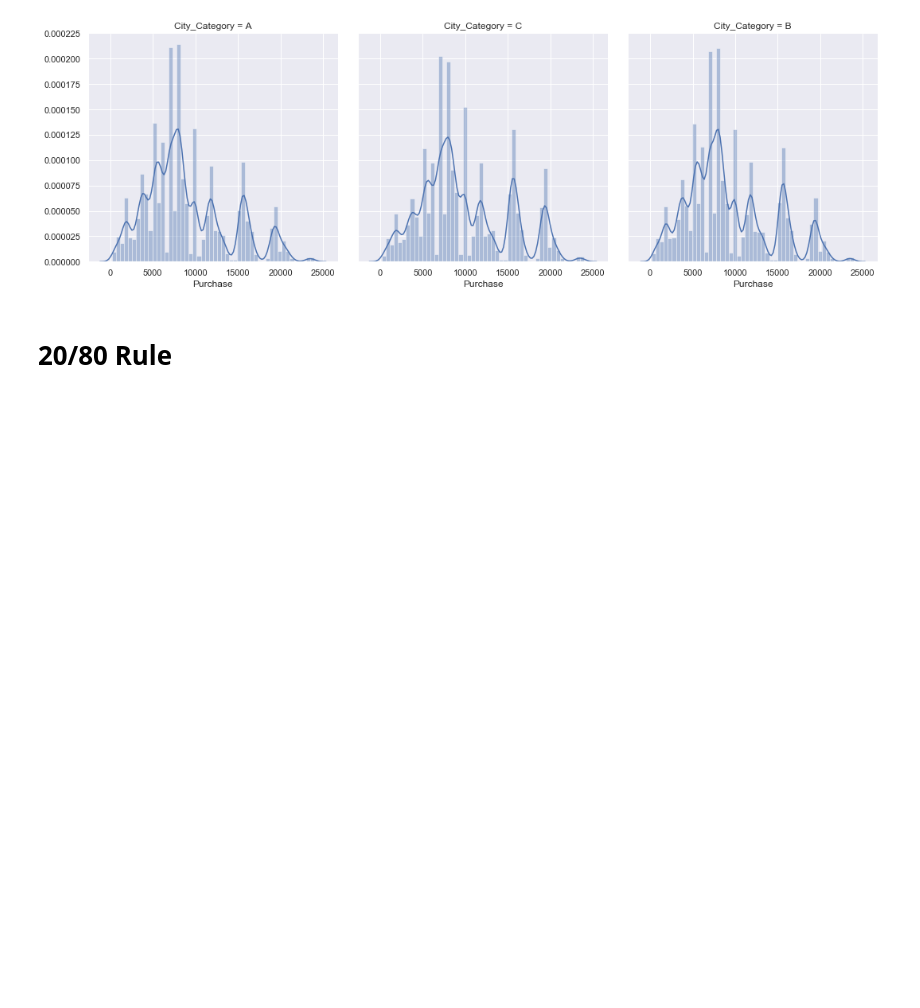
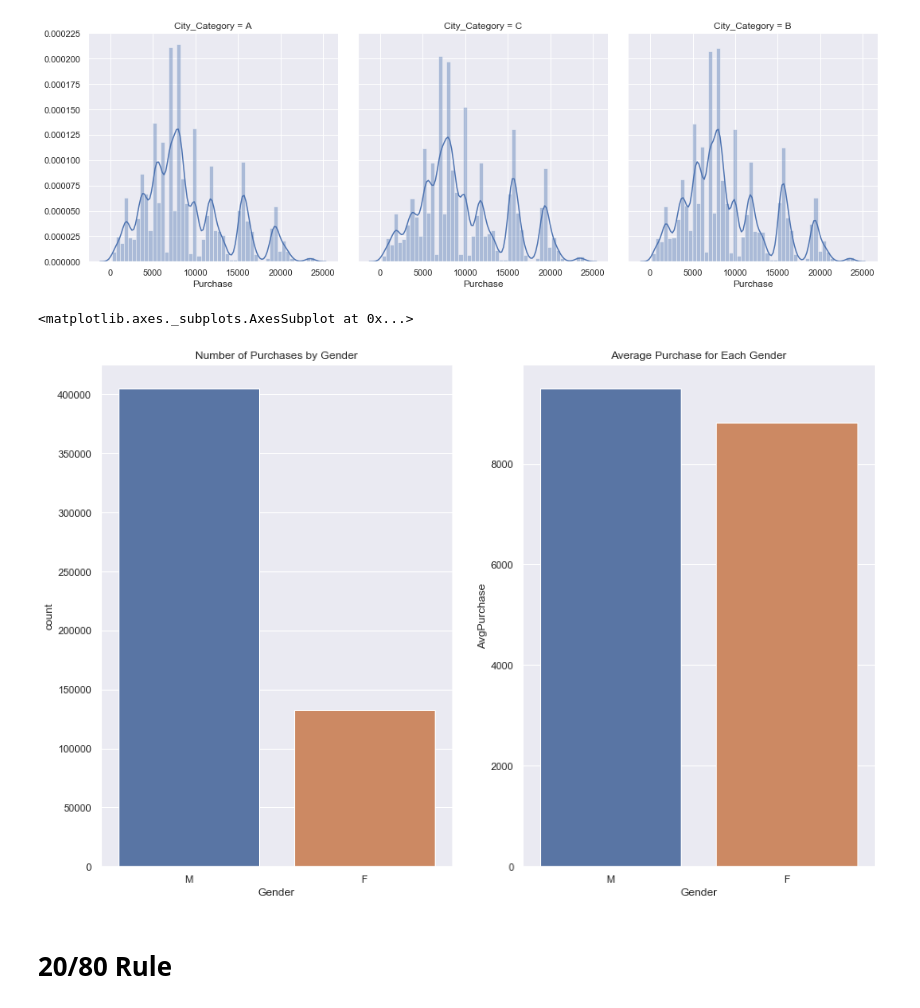
Before and after one commit to DishantBhatt/BlackFridaySales, a Jupyter notebook: BlackFridayAnalysis.ipynb, the cells around one changed output. Drawn from its saved outputs; the diff is of its cells as text; code cells hidden in the pictures; blank space fills up the shorter version.

```diff
--- a/BlackFridayAnalysis.ipynb
+++ b/BlackFridayAnalysis.ipynb
@@ -50,7 +73,7 @@ df['Age'] = df['Age'].astype('str')
 df['Age'].replace({'0-17': 'Age Group 1', '18-25': 'Age Group 2', '26-35': 'Age Group 3', '36-45': 'Age Group 3',
                   '46-50':'Age Group 3', '51-55': 'Age Group 4', '55+':'Age Group 4'}, inplace = True)
 # %%
-sns.set(rc={'figure.figsize':(7,7)})
+sns.set(rc={'figure.figsize':(10,10)})
 sns.FacetGrid(data= df.sort_values('Age'), col = 'Age', height = 7).map(sns.boxplot, 'Purchase', orient = 'v')
 # %% [output]
 <seaborn.axisgrid.FacetGrid at 0x...>
@@ -79,6 +102,18 @@ g.map(sns.distplot, "Purchase")
 # %% [output]
 <seaborn.axisgrid.FacetGrid at 0x...>
 [figure]
+# %%
+gender_pur = df.groupby('Gender').agg({'Purchase':'mean'}).reset_index().rename(
+    columns = {'Purchase':'AvgPurchase'}).sort_values('Gender', ascending = False)
+
+fig, axs = plt.subplots(ncols=2, figsize = (15,10))
+axs[0].set_title('Number of Purchases by Gender')
+axs[1].set_title('Average Purchase for Each Gender')
+sns.countplot(df['Gender'], ax = axs[0])
+sns.barplot(x = 'Gender', y = 'AvgPurchase', data = gender_pur, ax = axs[1])
+# %% [output]
+<matplotlib.axes._subplots.AxesSubplot at 0x...>
+[figure, added]
 # %% [markdown]
 # 20/80 Rule
 # %% [markdown]
```
Also changed, not shown: parts of 7 cells of this notebook.
